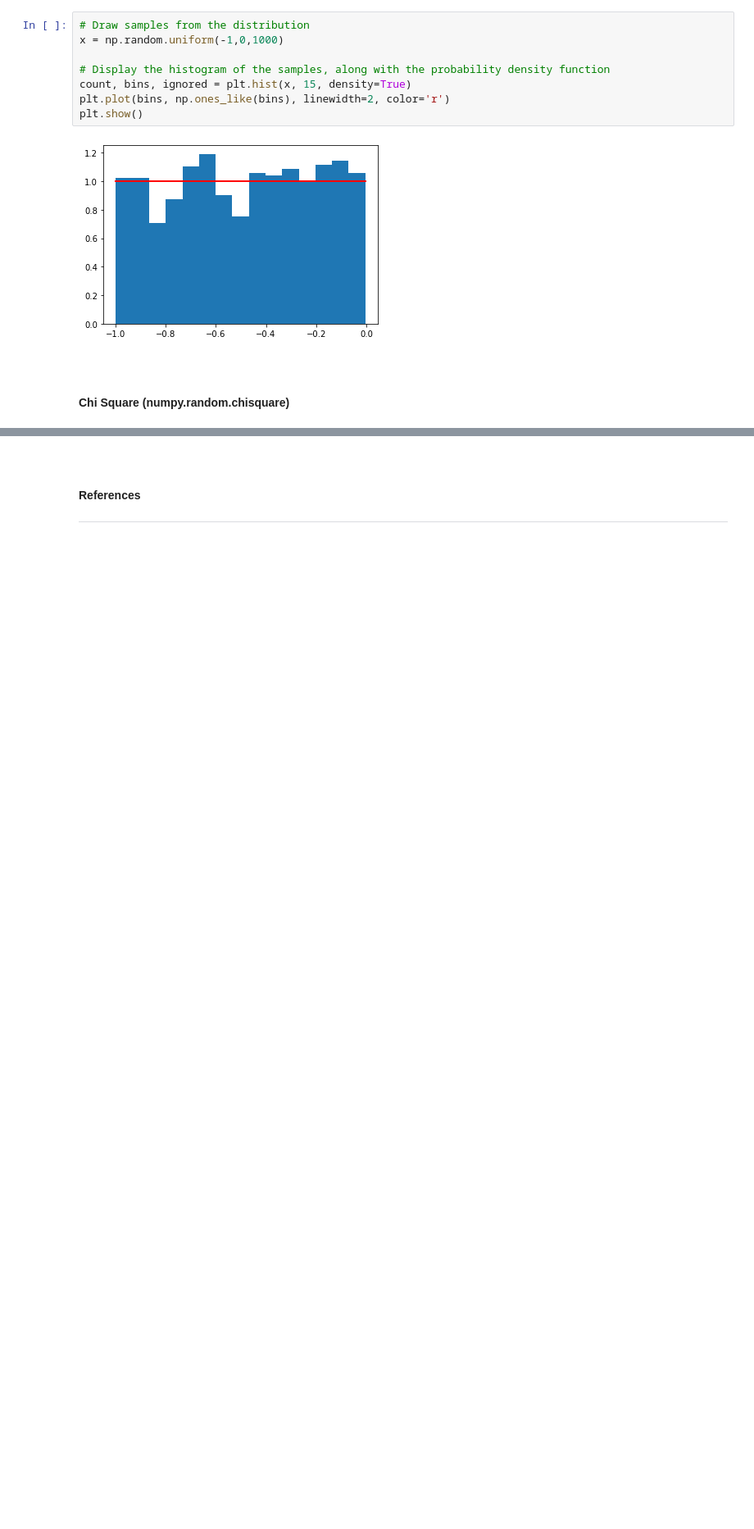
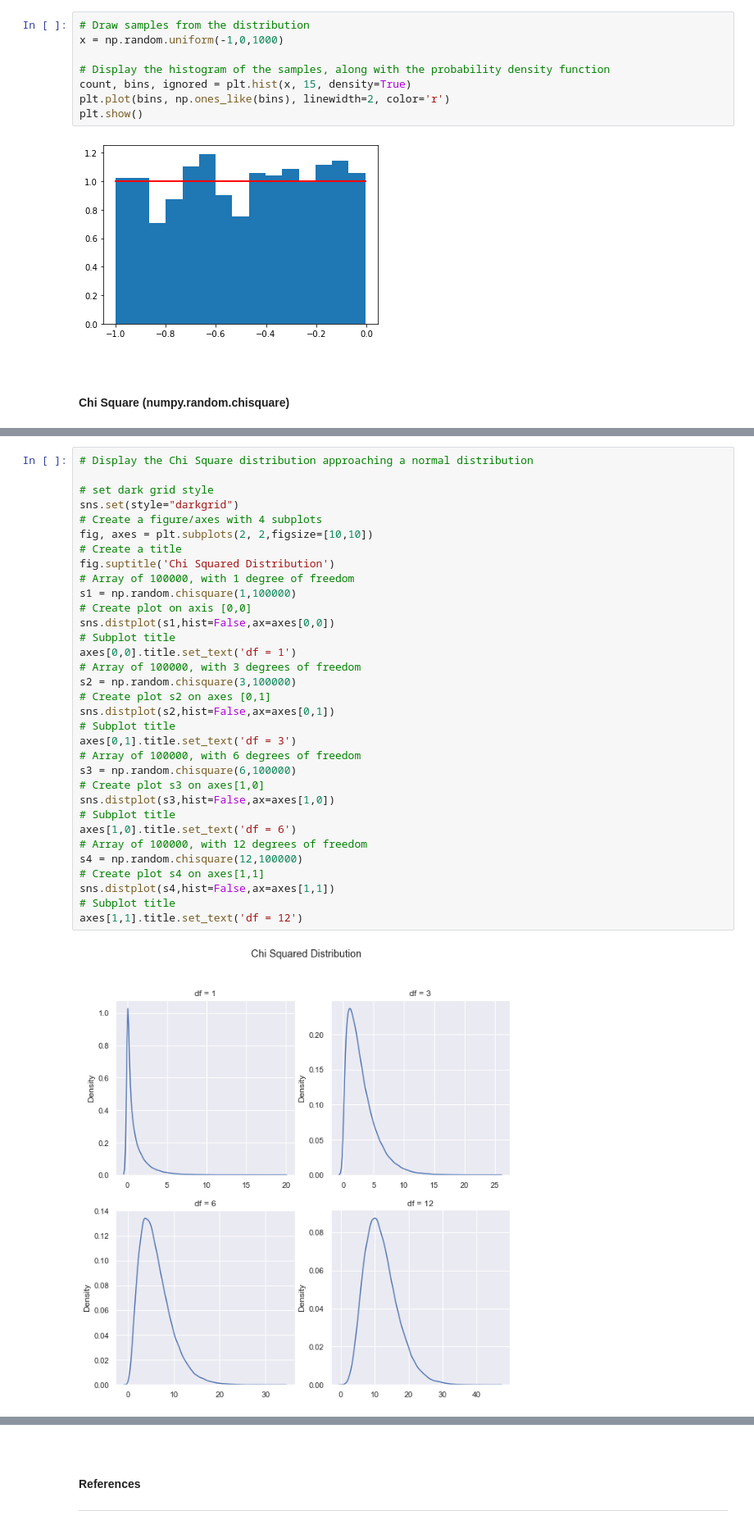
Before and after one commit to dconn20/numpy.random-package, a Jupyter notebook: Numpy.random - Package.ipynb, the cells around one changed output, grey strips where cells are left out. Shown at 82% size. Cells and saved outputs as stored; diff of their text form; blank space fills up the shorter version.

```diff
--- a/Numpy.random - Package.ipynb
+++ b/Numpy.random - Package.ipynb
@@ -403,0 +410,35 @@ plt.show()
+# %%
+# Display the Chi Square distribution approaching a normal distribution
+
+# set dark grid style
+sns.set(style="darkgrid")
+# Create a figure/axes with 4 subplots
+fig, axes = plt.subplots(2, 2,figsize=[10,10])
+# Create a title
+fig.suptitle('Chi Squared Distribution')
+# Array of 100000, with 1 degree of freedom
+s1 = np.random.chisquare(1,100000)
+# Create plot on axis [0,0]
+sns.distplot(s1,hist=False,ax=axes[0,0])
+# Subplot title
+axes[0,0].title.set_text('df = 1')
+# Array of 100000, with 3 degrees of freedom
+s2 = np.random.chisquare(3,100000)
+# Create plot s2 on axes [0,1]
+sns.distplot(s2,hist=False,ax=axes[0,1])
+# Subplot title
+axes[0,1].title.set_text('df = 3')
+# Array of 100000, with 6 degrees of freedom
+s3 = np.random.chisquare(6,100000)
+# Create plot s3 on axes[1,0]
+sns.distplot(s3,hist=False,ax=axes[1,0])
+# Subplot title
+axes[1,0].title.set_text('df = 6')
+# Array of 100000, with 12 degrees of freedom
+s4 = np.random.chisquare(12,100000)
+# Create plot s4 on axes[1,1]
+sns.distplot(s4,hist=False,ax=axes[1,1])
+# Subplot title
+axes[1,1].title.set_text('df = 12')
+# %% [output]
+[figure, added]
```
Also changed, not shown: parts of 15 cells of this notebook.
